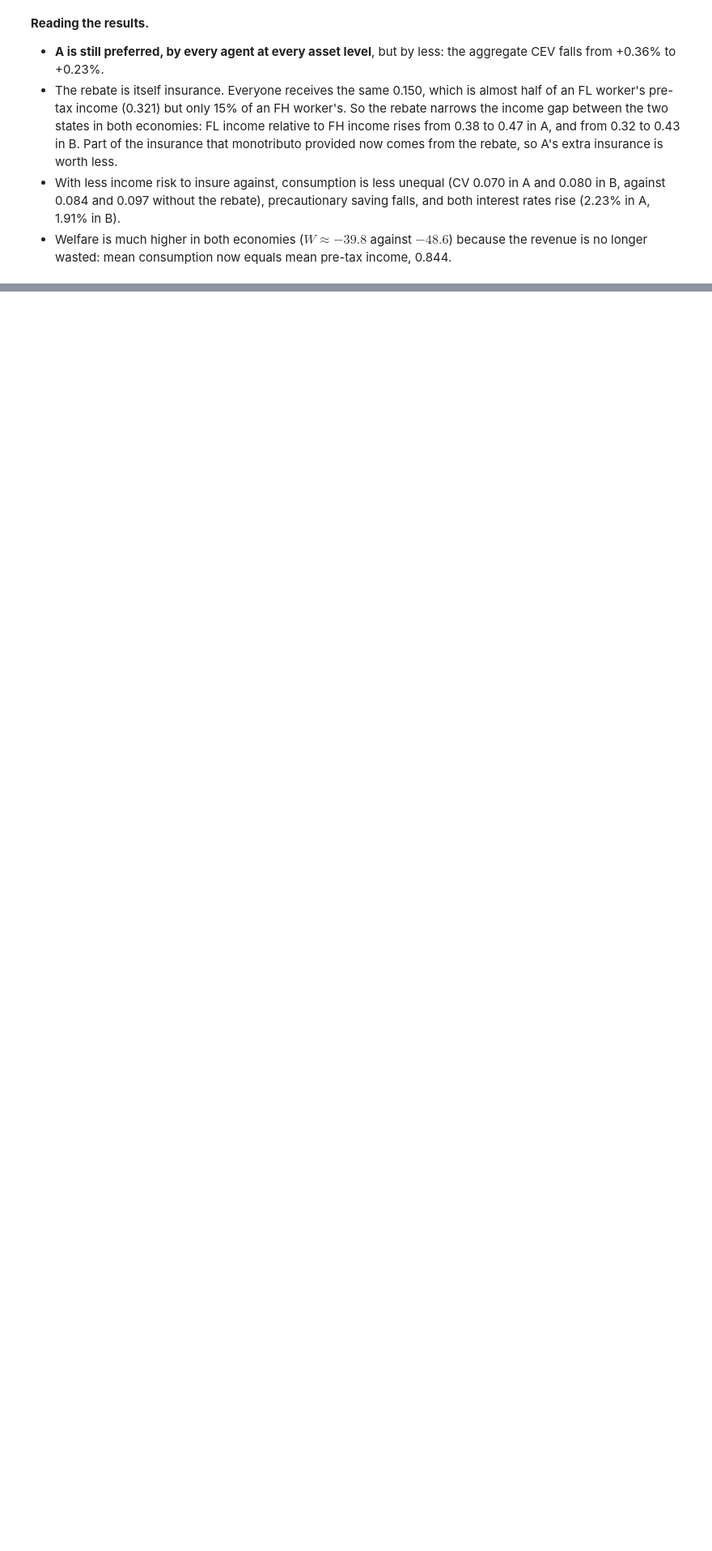
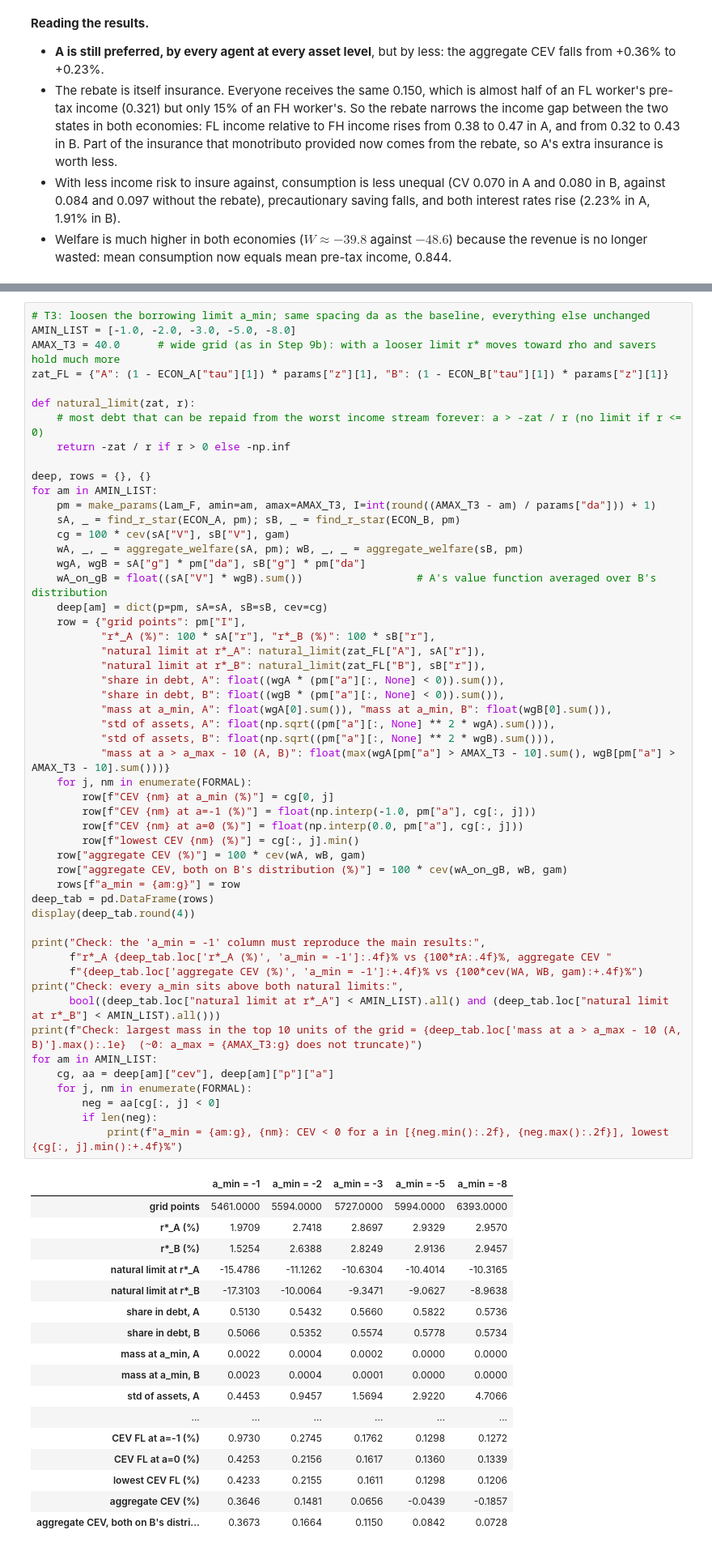
Before and after one commit to gtriberti9/Thesis_ArgFiscal, a Jupyter notebook: building_pipeline/formal_econ.ipynb, the cells around one changed output, grey strips where cells are left out. Shown at 81% size. Drawn from its saved outputs; the diff is of its cells as text; blank space fills up the shorter version.

```diff
--- a/building_pipeline/formal_econ.ipynb
+++ b/building_pipeline/formal_econ.ipynb
@@ -1178,0 +1191,70 @@ plt.tight_layout(); plt.show()
+# %%
+# T3: loosen the borrowing limit a_min; same spacing da as the baseline, everything else unchanged
+AMIN_LIST = [-1.0, -2.0, -3.0, -5.0, -8.0]
+AMAX_T3 = 40.0      # wide grid (as in Step 9b): with a looser limit r* moves toward rho and savers hold much more
+zat_FL = {"A": (1 - ECON_A["tau"][1]) * params["z"][1], "B": (1 - ECON_B["tau"][1]) * params["z"][1]}
+
+def natural_limit(zat, r):
+    # most debt that can be repaid from the worst income stream forever: a > -zat / r (no limit if r <= 0)
+    return -zat / r if r > 0 else -np.inf
+
+deep, rows = {}, {}
+for am in AMIN_LIST:
+    pm = make_params(Lam_F, amin=am, amax=AMAX_T3, I=int(round((AMAX_T3 - am) / params["da"])) + 1)
+    sA, _ = find_r_star(ECON_A, pm); sB, _ = find_r_star(ECON_B, pm)
+    cg = 100 * cev(sA["V"], sB["V"], gam)
+    wA, _, _ = aggregate_welfare(sA, pm); wB, _, _ = aggregate_welfare(sB, pm)
+    wgA, wgB = sA["g"] * pm["da"], sB["g"] * pm["da"]
+    wA_on_gB = float((sA["V"] * wgB).sum())                  # A's value function averaged over B's distribution
+    deep[am] = dict(p=pm, sA=sA, sB=sB, cev=cg)
+    row = {"grid points": pm["I"],
+           "r*_A (%)": 100 * sA["r"], "r*_B (%)": 100 * sB["r"],
+           "natural limit at r*_A": natural_limit(zat_FL["A"], sA["r"]),
+           "natural limit at r*_B": natural_limit(zat_FL["B"], sB["r"]),
+           "share in debt, A": float((wgA * (pm["a"][:, None] < 0)).sum()),
+           "share in debt, B": float((wgB * (pm["a"][:, None] < 0)).sum()),
+           "mass at a_min, A": float(wgA[0].sum()), "mass at a_min, B": float(wgB[0].sum()),
+           "std of assets, A": float(np.sqrt((pm["a"][:, None] ** 2 * wgA).sum())),
+           "std of assets, B": float(np.sqrt((pm["a"][:, None] ** 2 * wgB).sum())),
+           "mass at a > a_max - 10 (A, B)": float(max(wgA[pm["a"] > AMAX_T3 - 10].sum(), wgB[pm["a"] > AMAX_T3 - 10].sum()))}
+    for j, nm in enumerate(FORMAL):
+        row[f"CEV {nm} at a_min (%)"] = cg[0, j]
+        row[f"CEV {nm} at a=-1 (%)"] = float(np.interp(-1.0, pm["a"], cg[:, j]))
+        row[f"CEV {nm} at a=0 (%)"] = float(np.interp(0.0, pm["a"], cg[:, j]))
+        row[f"lowest CEV {nm} (%)"] = cg[:, j].min()
+    row["aggregate CEV (%)"] = 100 * cev(wA, wB, gam)
+    row["aggregate CEV, both on B's distribution (%)"] = 100 * cev(wA_on_gB, wB, gam)
+    rows[f"a_min = {am:g}"] = row
+deep_tab = pd.DataFrame(rows)
+display(deep_tab.round(4))
+
+print("Check: the 'a_min = -1' column must reproduce the main results:",
+      f"r*_A {deep_tab.loc['r*_A (%)', 'a_min = -1']:.4f}% vs {100*rA:.4f}%, aggregate CEV "
+      f"{deep_tab.loc['aggregate CEV (%)', 'a_min = -1']:+.4f}% vs {100*cev(WA, WB, gam):+.4f}%")
+print("Check: every a_min sits above both natural limits:",
+      bool((deep_tab.loc["natural limit at r*_A"] < AMIN_LIST).all() and (deep_tab.loc["natural limit at r*_B"] < AMIN_LIST).all()))
+print(f"Check: largest mass in the top 10 units of the grid = {deep_tab.loc['mass at a > a_max - 10 (A, B)'].max():.1e}  (~0: a_max = {AMAX_T3:g} does not truncate)")
+for am in AMIN_LIST:
+    cg, aa = deep[am]["cev"], deep[am]["p"]["a"]
+    for j, nm in enumerate(FORMAL):
+        neg = aa[cg[:, j] < 0]
+        if len(neg):
+            print(f"a_min = {am:g}, {nm}: CEV < 0 for a in [{neg.min():.2f}, {neg.max():.2f}], lowest {cg[:, j].min():+.4f}%")
+# %% [output]
+|  | a_min = -1 | a_min = -2 | a_min = -3 | a_min = -5 | a_min = -8 |
+| grid points | 5461.0000 | 5594.0000 | 5727.0000 | 5994.0000 | 6393.0000 |
+| r*_A (%) | 1.9709 | 2.7418 | 2.8697 | 2.9329 | 2.9570 |
+| r*_B (%) | 1.5254 | 2.6388 | 2.8249 | 2.9136 | 2.9457 |
+| natural limit at r*_A | -15.4786 | -11.1262 | -10.6304 | -10.4014 | -10.3165 |
+| natural limit at r*_B | -17.3103 | -10.0064 | -9.3471 | -9.0627 | -8.9638 |
+| share in debt, A | 0.5130 | 0.5432 | 0.5660 | 0.5822 | 0.5736 |
+| share in debt, B | 0.5066 | 0.5352 | 0.5574 | 0.5778 | 0.5734 |
+| mass at a_min, A | 0.0022 | 0.0004 | 0.0002 | 0.0000 | 0.0000 |
+| mass at a_min, B | 0.0023 | 0.0004 | 0.0001 | 0.0000 | 0.0000 |
+| std of assets, A | 0.4453 | 0.9457 | 1.5694 | 2.9220 | 4.7066 |
+| ... | ... | ... | ... | ... | ... |
+| CEV FL at a=-1 (%) | 0.9730 | 0.2745 | 0.1762 | 0.1298 | 0.1272 |
+| CEV FL at a=0 (%) | 0.4253 | 0.2156 | 0.1617 | 0.1360 | 0.1339 |
+| lowest CEV FL (%) | 0.4233 | 0.2155 | 0.1611 | 0.1298 | 0.1206 |
+| aggregate CEV (%) | 0.3646 | 0.1481 | 0.0656 | -0.0439 | -0.1857 |
+| aggregate CEV, both on B's distri... | 0.3673 | 0.1664 | 0.1150 | 0.0842 | 0.0728 |
```
Also changed, not shown: parts of 10 cells of this notebook, 1 other file.
